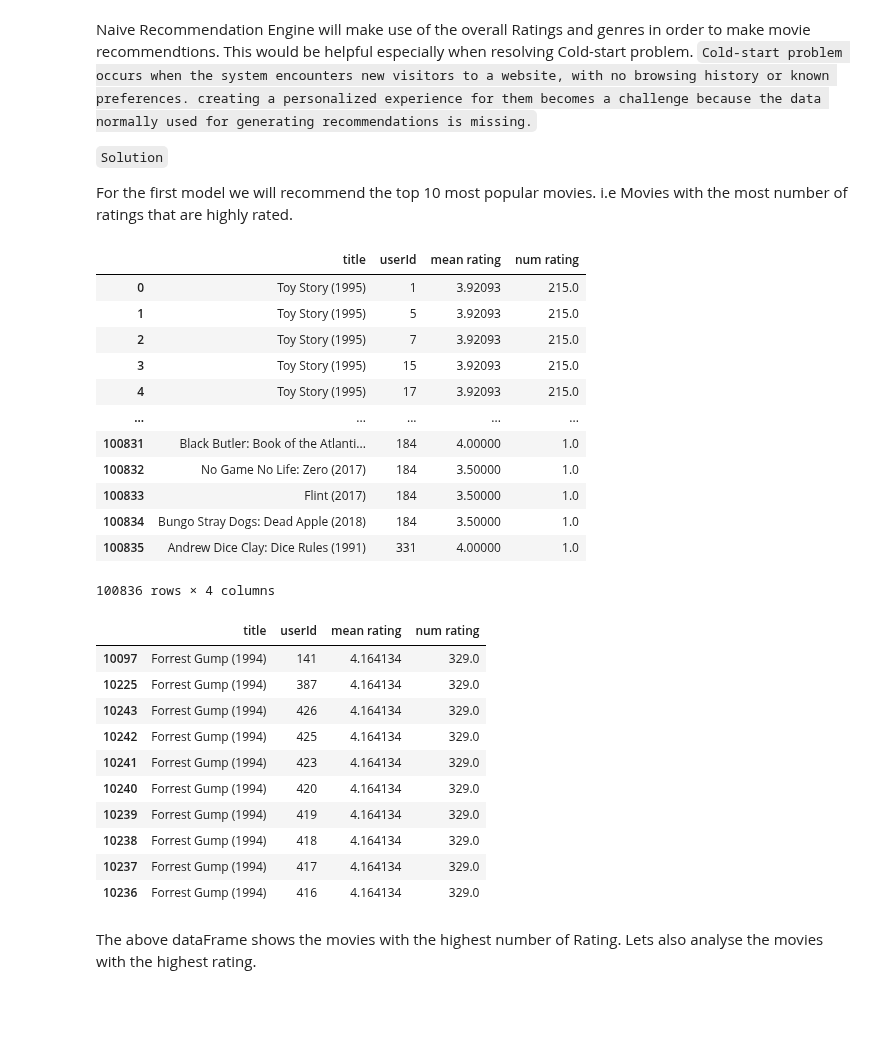
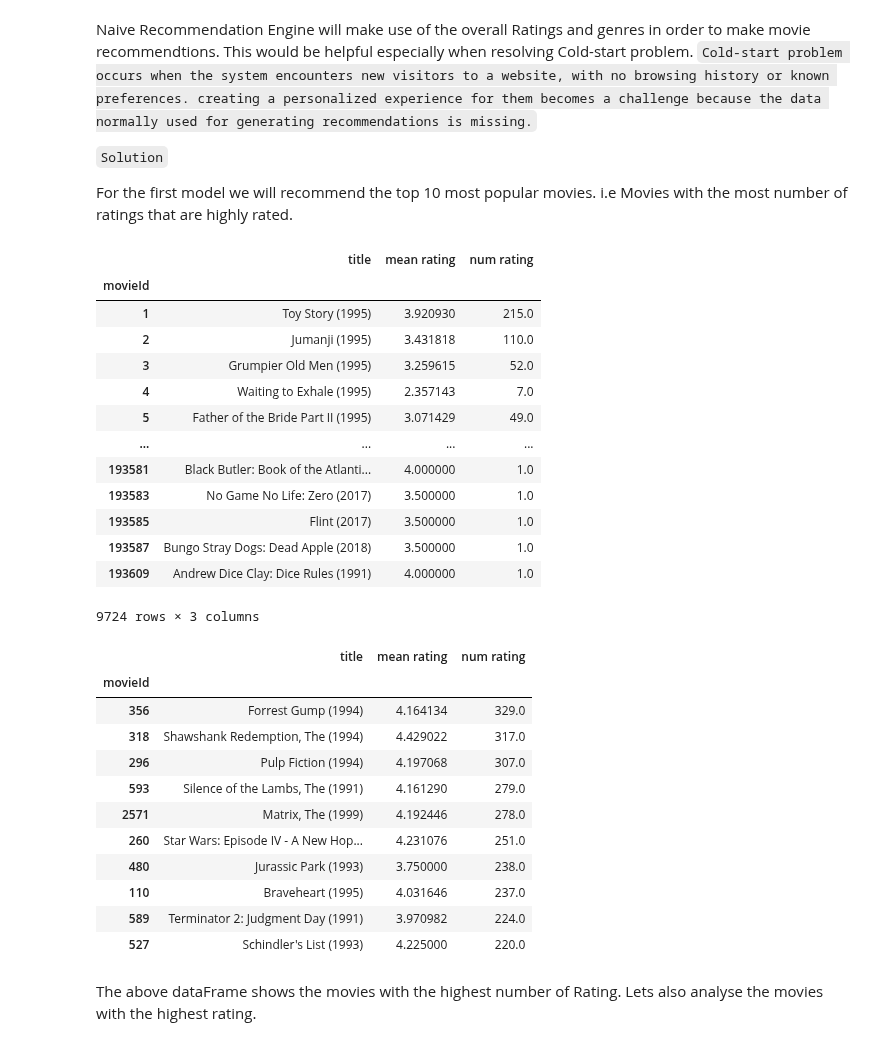
Before and after one commit to E-Juliet/Movie-reccomender, a Jupyter notebook: phase_4_project.ipynb, the cells around one changed output. Cells and saved outputs as stored; diff of their text form; code cells hidden in the pictures; blank space fills up the shorter version.

```diff
--- a/phase_4_project.ipynb
+++ b/phase_4_project.ipynb
@@ -515,8 +515,8 @@ test_final.head()
 | 4 | 2.357143 | 7.0 |
 | 5 | 3.071429 | 49.0 |
 # %%
-test_final = pd.merge(ratings_df, test_final, on= "movieId")
-test_final.head()
+# test_final = pd.merge(ratings_df, test_final, on= "movieId")
+# test_final.head()
 # %% [output]
 |  | userId | movieId | rating | timestamp | mean rating | num rating |
 | 0 | 1 | 1 | 4.0 | 964982703 | 3.92093 | 215.0 |
@@ -622,38 +637,40 @@ For the first model we will recommend the top 10 most popular movies. i.e Movies
 # %%
 #selecting specific columns from the final data frame.
 #assign the columns to a new variable called user ratigs
-user_ratings = df_final[['title', 'userId', 'mean rating', 'num rating']]
+user_ratings = df_final[['title', 'mean rating', 'num rating']]
 user_ratings
 # %% [output]
-|  | title | userId | mean rating | num rating |
-| 0 | Toy Story (1995) | 1 | 3.92093 | 215.0 |
-| 1 | Toy Story (1995) | 5 | 3.92093 | 215.0 |
-| 2 | Toy Story (1995) | 7 | 3.92093 | 215.0 |
-| 3 | Toy Story (1995) | 15 | 3.92093 | 215.0 |
-| 4 | Toy Story (1995) | 17 | 3.92093 | 215.0 |
-| ... | ... | ... | ... | ... |
-| 100831 | Black Butler: Book of the Atlanti... | 184 | 4.00000 | 1.0 |
-| 100832 | No Game No Life: Zero (2017) | 184 | 3.50000 | 1.0 |
-| 100833 | Flint (2017) | 184 | 3.50000 | 1.0 |
-| 100834 | Bungo Stray Dogs: Dead Apple (2018) | 184 | 3.50000 | 1.0 |
-| 100835 | Andrew Dice Clay: Dice Rules (1991) | 331 | 4.00000 | 1.0 |
+|  | title | mean rating | num rating |
+| movieId |  |  |  |
+| 1 | Toy Story (1995) | 3.920930 | 215.0 |
+| 2 | Jumanji (1995) | 3.431818 | 110.0 |
+| 3 | Grumpier Old Men (1995) | 3.259615 | 52.0 |
+| 4 | Waiting to Exhale (1995) | 2.357143 | 7.0 |
+| 5 | Father of the Bride Part II (1995) | 3.071429 | 49.0 |
+| ... | ... | ... | ... |
+| 193581 | Black Butler: Book of the Atlanti... | 4.000000 | 1.0 |
+| 193583 | No Game No Life: Zero (2017) | 3.500000 | 1.0 |
+| 193585 | Flint (2017) | 3.500000 | 1.0 |
+| 193587 | Bungo Stray Dogs: Dead Apple (2018) | 3.500000 | 1.0 |
+| 193609 | Andrew Dice Clay: Dice Rules (1991) | 4.000000 | 1.0 |
-100836 rows × 4 columns
+9724 rows × 3 columns
 # %%
 #sort the new dataFrame by number of ratings from highest to lowest
 #Top 10 movies by its number of ratings
 user_ratings.sort_values(by=['num rating'], ascending=False).head(10)
 # %% [output]
-|  | title | userId | mean rating | num rating |
-| 10097 | Forrest Gump (1994) | 141 | 4.164134 | 329.0 |
-| 10225 | Forrest Gump (1994) | 387 | 4.164134 | 329.0 |
-| 10243 | Forrest Gump (1994) | 426 | 4.164134 | 329.0 |
-| 10242 | Forrest Gump (1994) | 425 | 4.164134 | 329.0 |
-| 10241 | Forrest Gump (1994) | 423 | 4.164134 | 329.0 |
-| 10240 | Forrest Gump (1994) | 420 | 4.164134 | 329.0 |
-| 10239 | Forrest Gump (1994) | 419 | 4.164134 | 329.0 |
-| 10238 | Forrest Gump (1994) | 418 | 4.164134 | 329.0 |
-| 10237 | Forrest Gump (1994) | 417 | 4.164134 | 329.0 |
-| 10236 | Forrest Gump (1994) | 416 | 4.164134 | 329.0 |
+|  | title | mean rating | num rating |
+| movieId |  |  |  |
+| 356 | Forrest Gump (1994) | 4.164134 | 329.0 |
+| 318 | Shawshank Redemption, The (1994) | 4.429022 | 317.0 |
+| 296 | Pulp Fiction (1994) | 4.197068 | 307.0 |
+| 593 | Silence of the Lambs, The (1991) | 4.161290 | 279.0 |
+| 2571 | Matrix, The (1999) | 4.192446 | 278.0 |
+| 260 | Star Wars: Episode IV - A New Hop... | 4.231076 | 251.0 |
+| 480 | Jurassic Park (1993) | 3.750000 | 238.0 |
+| 110 | Braveheart (1995) | 4.031646 | 237.0 |
+| 589 | Terminator 2: Judgment Day (1991) | 3.970982 | 224.0 |
+| 527 | Schindler's List (1993) | 4.225000 | 220.0 |
 # %% [markdown]
 The above dataFrame shows the movies with the highest number of Rating. Lets also analyse the movies with the highest rating.
 # %%
```
Also changed, not shown: parts of 36 cells of this notebook.
